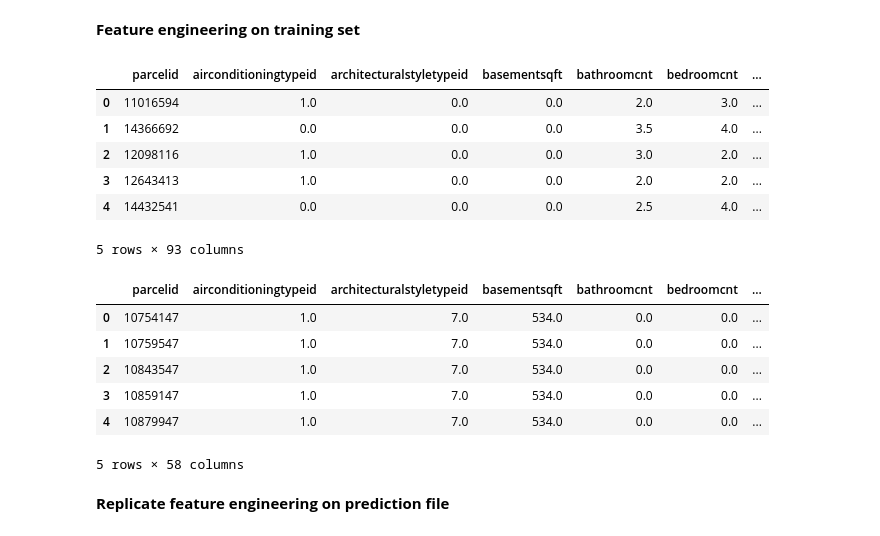
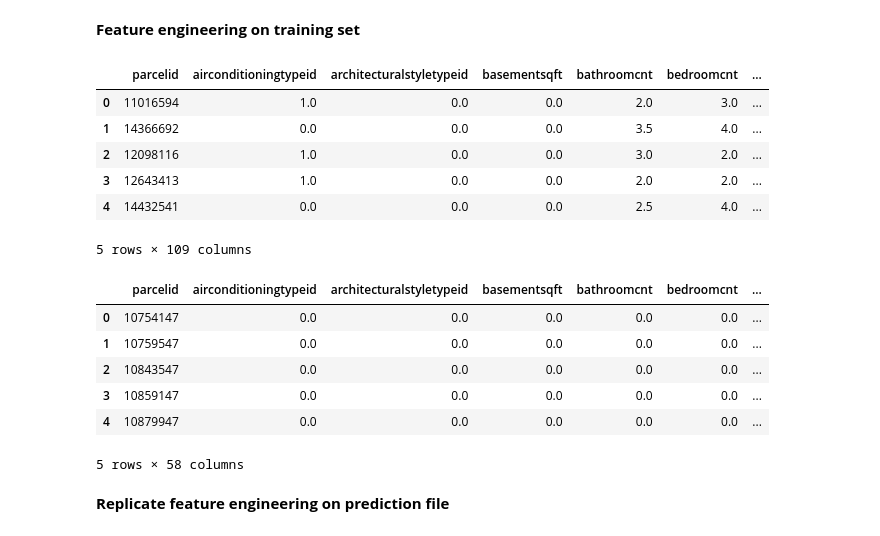
Before and after one commit to Son17/Data-Science-Projects, a Jupyter notebook: Zillow model - XGBoost - feat work v1.ipynb, the cells around one changed output. Cells and saved outputs as stored; diff of their text form; code cells hidden in the pictures.

```diff
--- a/Zillow model - XGBoost - feat work v1.ipynb
+++ b/Zillow model - XGBoost - feat work v1.ipynb
@@ -13,11 +13,11 @@ from sklearn.metrics import mean_absolute_error
 # %%
 # import data
 
-prop = pd.read_csv('C:\\Users\\sonja tilly.ABERDEEN\\Zillow\\properties_2016.csv\\properties_2016.csv',\
+prop = pd.read_csv('C:\\Users\\Sonja\\Zillow\\properties_2016.csv',\
                   low_memory=False)
-train = pd.read_csv('C:\\Users\\sonja tilly.ABERDEEN\\Zillow\\train_2016.csv\\train_2016.csv',\
+train = pd.read_csv('C:\\Users\\Sonja\\Zillow\\train_2016.csv',\
                   low_memory=False)
-sample = pd.read_csv('C:\\Users\\sonja tilly.ABERDEEN\\Zillow\\sample_submission.csv\\sample_submission.csv',\
+sample = pd.read_csv('C:\\Users\\Sonja\\Zillow\\sample_submission.csv',\
                   low_memory=False)
 # %%
 # merge dataframes
@@ -134,7 +134,7 @@ X.head()
 | 2 | 12098116 | 1.0 | 0.0 | 0.0 | 3.0 | 2.0 | ... |
 | 3 | 12643413 | 1.0 | 0.0 | 0.0 | 2.0 | 2.0 | ... |
 | 4 | 14432541 | 0.0 | 0.0 | 0.0 | 2.5 | 4.0 | ... |
-5 rows × 93 columns
+5 rows × 109 columns
 # %%
 # split dataset
 
@@ -162,15 +162,15 @@ prop['taxdelinquencyflag'] = le.fit_transform(prop['taxdelinquencyflag'])
 # %%
 # fill missing values with zero
 
-prop = prop.fillna(0, inplace=True)
+prop = prop.fillna(0)
 prop.head()
 # %% [output]
 |  | parcelid | airconditioningtypeid | architecturalstyletypeid | basementsqft | bathroomcnt | bedroomcnt | ... |
-| 0 | 10754147 | 1.0 | 7.0 | 534.0 | 0.0 | 0.0 | ... |
-| 1 | 10759547 | 1.0 | 7.0 | 534.0 | 0.0 | 0.0 | ... |
-| 2 | 10843547 | 1.0 | 7.0 | 534.0 | 0.0 | 0.0 | ... |
-| 3 | 10859147 | 1.0 | 7.0 | 534.0 | 0.0 | 0.0 | ... |
-| 4 | 10879947 | 1.0 | 7.0 | 534.0 | 0.0 | 0.0 | ... |
+| 0 | 10754147 | 0.0 | 0.0 | 0.0 | 0.0 | 0.0 | ... |
+| 1 | 10759547 | 0.0 | 0.0 | 0.0 | 0.0 | 0.0 | ... |
+| 2 | 10843547 | 0.0 | 0.0 | 0.0 | 0.0 | 0.0 | ... |
+| 3 | 10859147 | 0.0 | 0.0 | 0.0 | 0.0 | 0.0 | ... |
+| 4 | 10879947 | 0.0 | 0.0 | 0.0 | 0.0 | 0.0 | ... |
 5 rows × 58 columns
 # %% [markdown]
 **Replicate feature engineering on prediction file**
```
Also changed, not shown: parts of 3 cells of this notebook.
